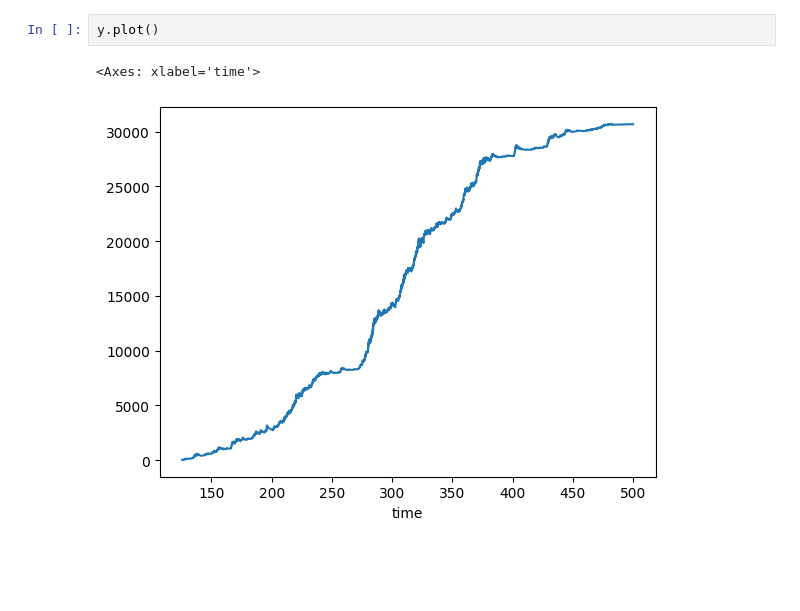
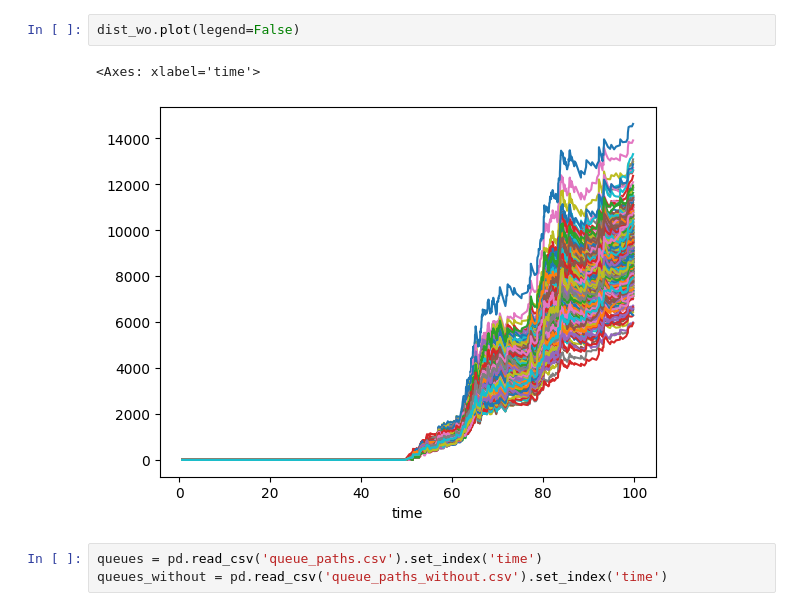
Before and after one commit to tosmeow/passive-impact, a Jupyter notebook: discovery.ipynb, the cells around one changed output. Cells and saved outputs as stored; diff of their text form; blank space fills up the shorter version.

```diff
--- a/discovery.ipynb
+++ b/discovery.ipynb
@@ -21,5 +12,8 @@ dist.std(axis=1).plot()
-# %%
-y.plot()
-# %% [output]
-<Axes: xlabel='time'>
-[figure, removed]
+# %%
+dist_wo.plot(legend=False)
+# %% [output]
+<Axes: xlabel='time'>
+[figure, added]
+# %%
+queues = pd.read_csv('queue_paths.csv').set_index('time')
+queues_without = pd.read_csv('queue_paths_without.csv').set_index('time')
```
Also changed, not shown: parts of 7 cells of this notebook, 7 other files.
